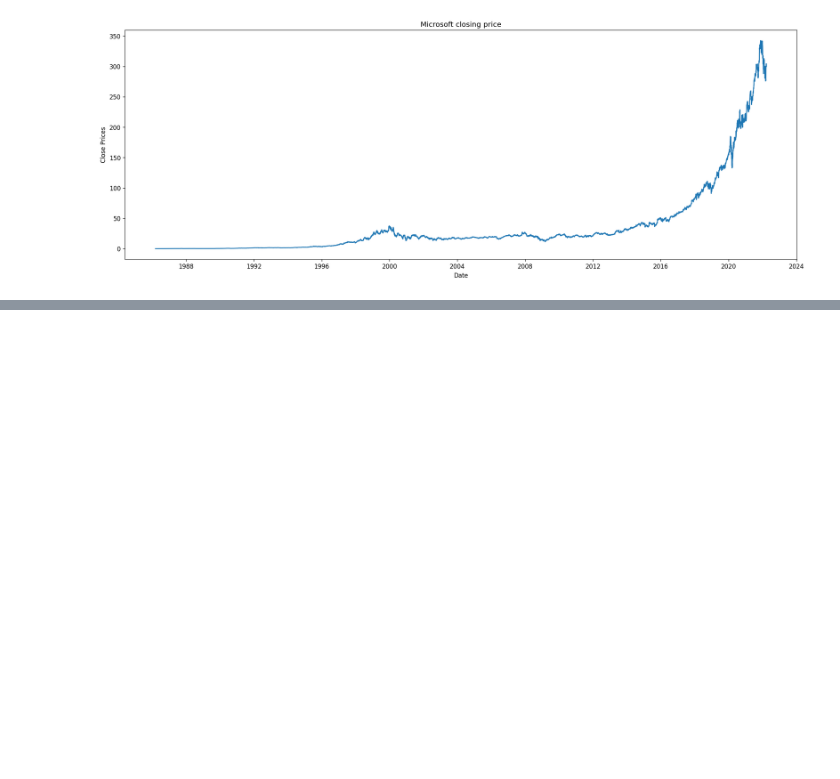
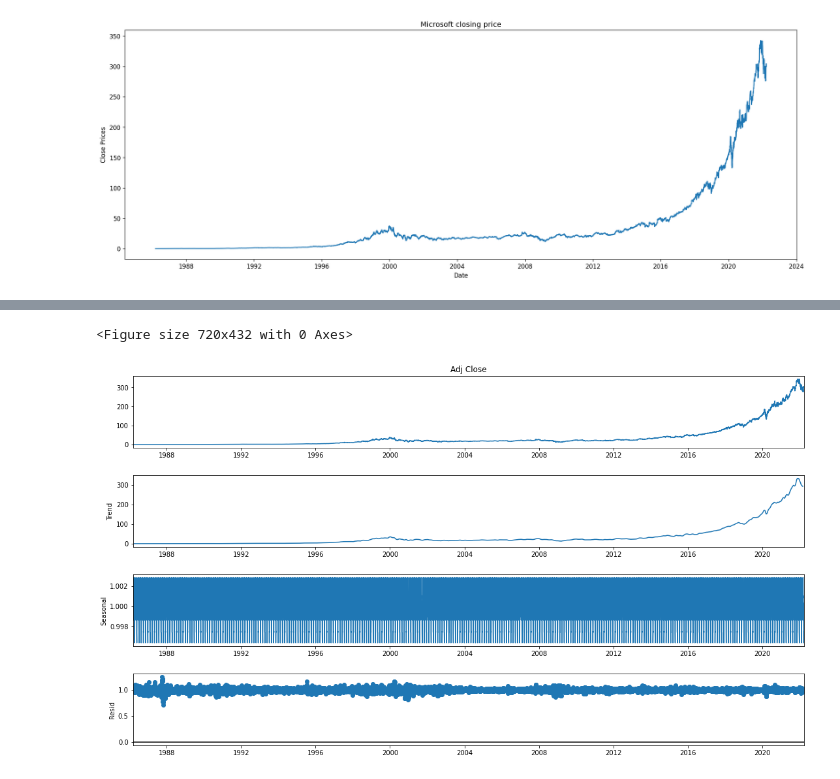
Before and after one commit to ArterioRodrigues/DM_Stock, a Jupyter notebook: notebooks/arima.ipynb, the cells around one changed output, grey strips where cells are left out. Drawn from its saved outputs; the diff is of its cells as text; code cells hidden in the pictures; blank space fills up the shorter version.

```diff
--- a/notebooks/arima.ipynb
+++ b/notebooks/arima.ipynb
@@ -68,0 +80,10 @@ test_stationarity(df_close)
+# %%
+#To separate the trend and the seasonality from a time series,
+# we can decompose the series using the following code.
+result = seasonal_decompose(df_close, model='multiplicative', period=30)
+fig = plt.figure()
+fig = result.plot()
+fig.set_size_inches(16, 9)
+# %% [output]
+<Figure size 720x432 with 0 Axes>
+[figure, added]
```
Also changed, not shown: parts of 9 cells of this notebook, 3 other files.
